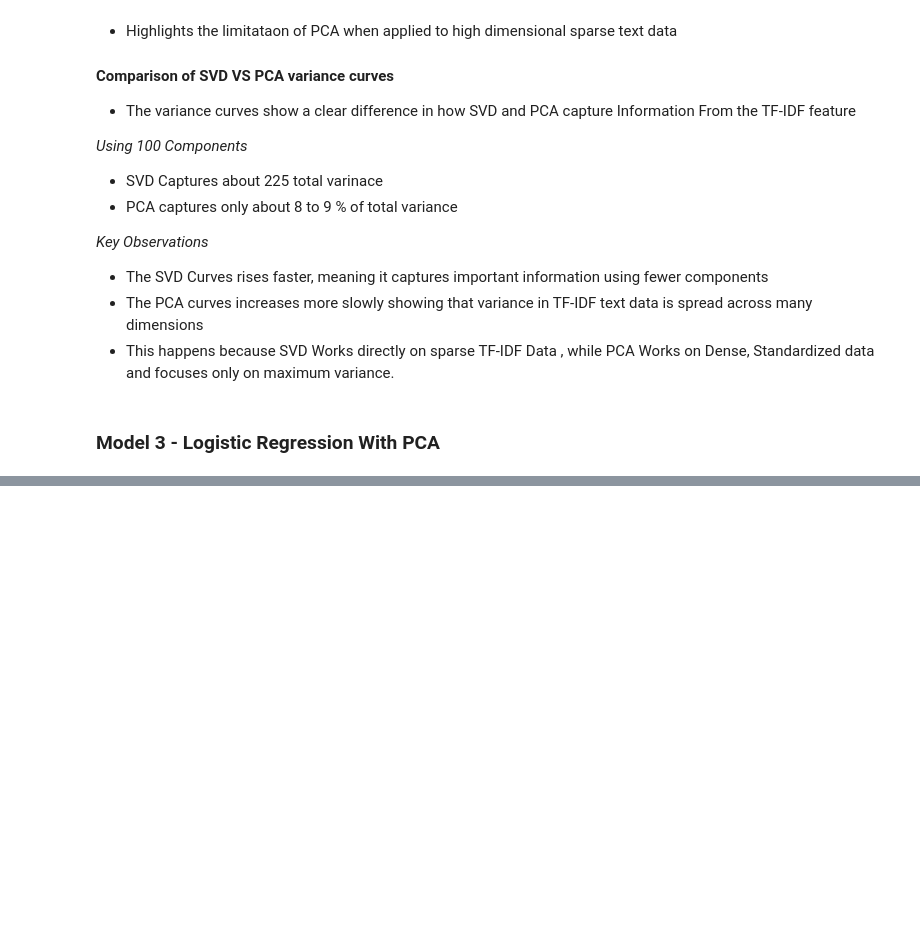
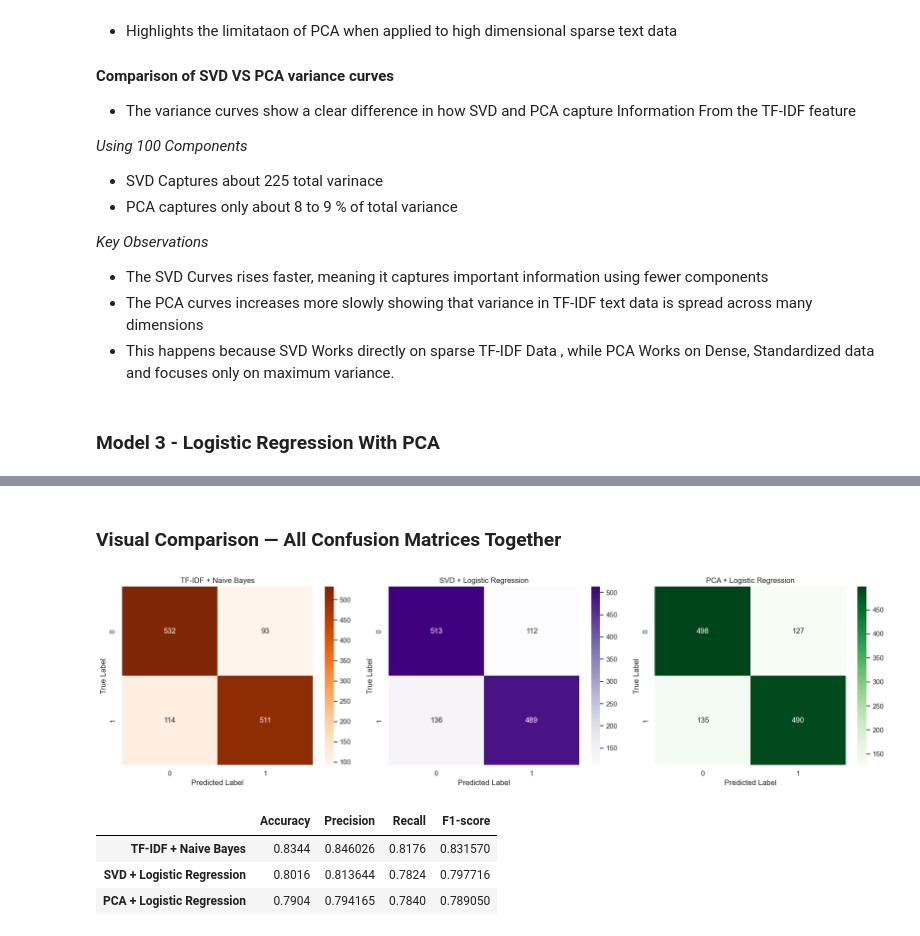
Before and after one commit to Sabrina1911/Group-Project---Natural-Language-Processing_AmazonPolarity, a Jupyter notebook: notebooks/Classification_amazonpolarity.ipynb, the cells around one changed output, grey strips where cells are left out. Saved outputs shown, nothing was run; the diff lists cells and outputs as text; code cells hidden in the pictures; blank space fills up the shorter version.

Commit message:
model training PCA and Logistic regression

```diff
--- a/notebooks/Classification_amazonpolarity.ipynb
+++ b/notebooks/Classification_amazonpolarity.ipynb
@@ -876,0 +899,47 @@ metrics_pca
+# %% [markdown]
+### Visual Comparison — All Confusion Matrices Together
+# %%
+# Visual comparison — confusion matrices for all models
+
+fig, axes = plt.subplots(1, 3, figsize=(18, 5))
+
+# Model 1 — TF-IDF + Naive Bayes
+sns.heatmap(cm_nb, annot=True, fmt='d', cmap='Oranges', ax=axes[0])
+axes[0].set_title("TF-IDF + Naive Bayes")
+axes[0].set_xlabel("Predicted Label")
+axes[0].set_ylabel("True Label")
+
+# Model 2 — SVD + Logistic Regression
+sns.heatmap(cm_svd, annot=True, fmt='d', cmap='Purples', ax=axes[1])
+axes[1].set_title("SVD + Logistic Regression")
+axes[1].set_xlabel("Predicted Label")
+axes[1].set_ylabel("True Label")
+
+# Model 3 — PCA + Logistic Regression
+sns.heatmap(cm_pca, annot=True, fmt='d', cmap='Greens', ax=axes[2])
+axes[2].set_title("PCA + Logistic Regression")
+axes[2].set_xlabel("Predicted Label")
+axes[2].set_ylabel("True Label")
+
+plt.tight_layout()
+plt.show()
+
+
+# Combine performance metrics for all models
+
+metrics_comparison = pd.DataFrame.from_dict(
+    {
+        "TF-IDF + Naive Bayes": metrics_nb,
+        "SVD + Logistic Regression": metrics_svd,
+        "PCA + Logistic Regression": metrics_pca
+    },
+    orient="index"
+)
+
+metrics_comparison
+# %% [output]
+[figure, added]
+|  | Accuracy | Precision | Recall | F1-score |
+| TF-IDF + Naive Bayes | 0.8344 | 0.846026 | 0.8176 | 0.831570 |
+| SVD + Logistic Regression | 0.8016 | 0.813644 | 0.7824 | 0.797716 |
+| PCA + Logistic Regression | 0.7904 | 0.794165 | 0.7840 | 0.789050 |
```
Also changed, not shown: parts of 3 cells of this notebook.
